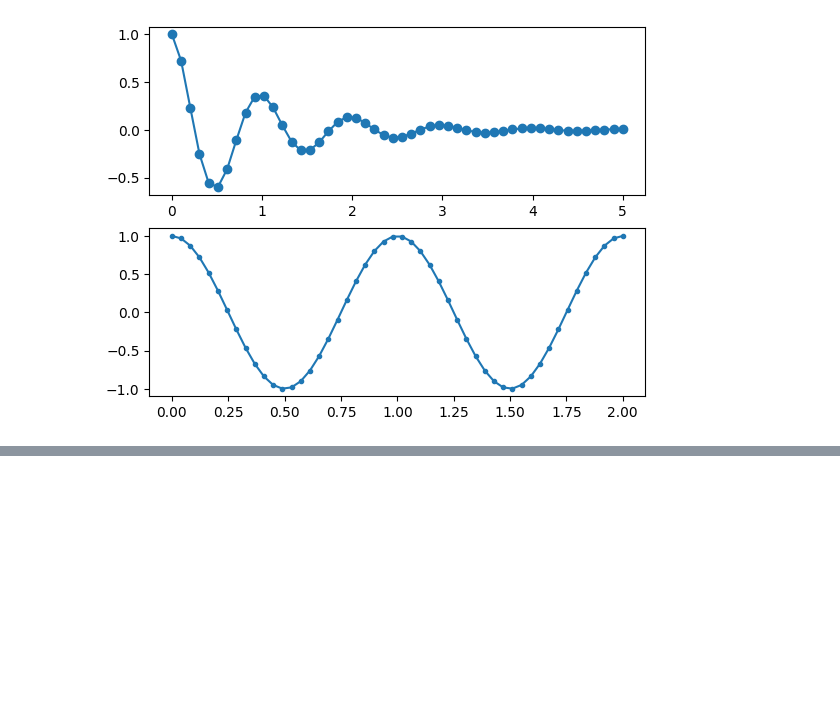
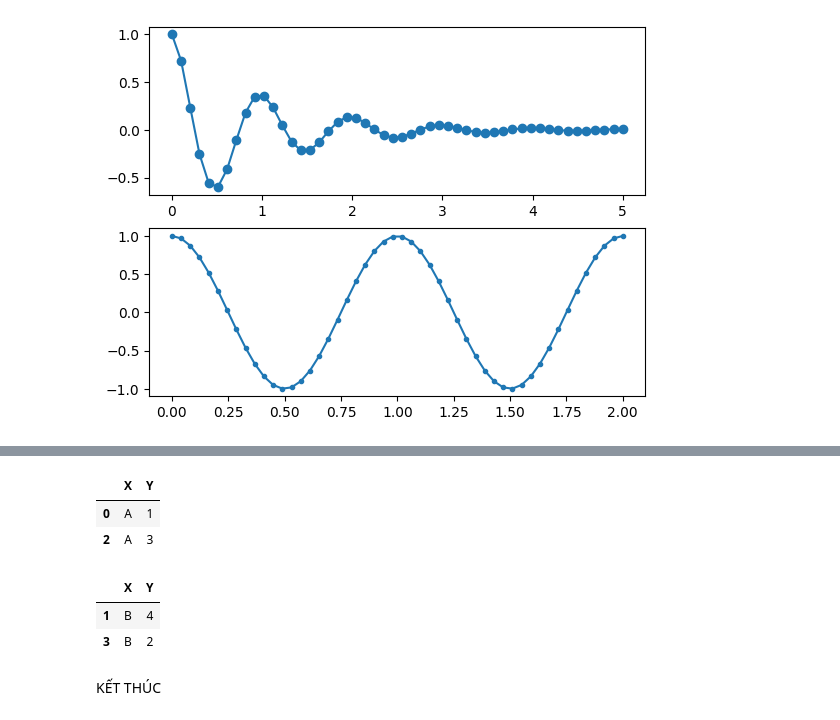
Before and after one commit to leetris2412/python_PTDL25, a Jupyter notebook: Buoi2_python101.ipynb, the cells around one changed output, grey strips where cells are left out. Drawn from its saved outputs; the diff is of its cells as text; code cells hidden in the pictures; blank space fills up the shorter version.

```diff
--- a/Buoi2_python101.ipynb
+++ b/Buoi2_python101.ipynb
@@ -2212,0 +2496,15 @@ FileNotFoundError: [Errno 2] No such file or directory: 'ảnh mèo đen gốc.j
+# %%
+df3 = pd.DataFrame({'X' : ['A', 'B', 'A', 'B'], 'Y' :[1, 4, 3, 2]})
+df3.groupby(['X']).get_group('A')
+# %% [output]
+|  | X | Y |
+| 0 | A | 1 |
+| 2 | A | 3 |
+# %%
+df3.groupby(['X']).get_group('B')
+# %% [output]
+|  | X | Y |
+| 1 | B | 4 |
+| 3 | B | 2 |
+# %% [markdown]
+KẾT THÚC
```
Also changed, not shown: parts of 26 cells of this notebook.
